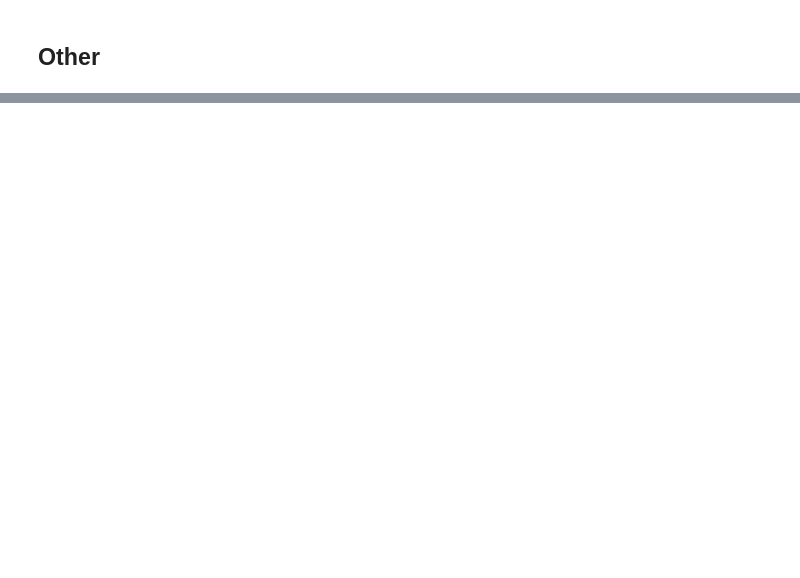
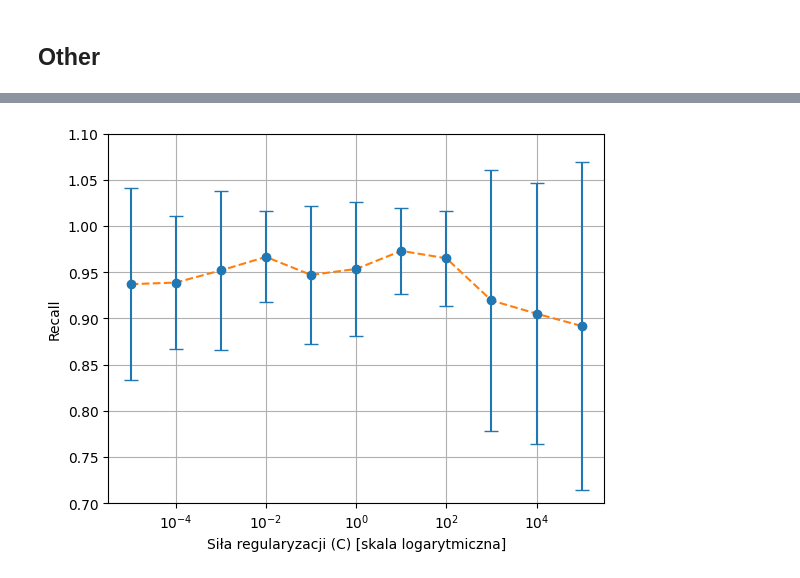
Before and after one commit to mwewior/introduction-to-ai, a Jupyter notebook: klasyfikacja/classification.ipynb, the cells around one changed output, grey strips where cells are left out. Drawn from its saved outputs; the diff is of its cells as text; code cells hidden in the pictures; blank space fills up the shorter version.

```diff
--- a/klasyfikacja/classification.ipynb
+++ b/klasyfikacja/classification.ipynb
@@ -1028,0 +1028,13 @@ Criterion
+# %%
+
+SVMplot1em5 = classification(clf = clfSVM10em5)
+SVMplot1em4 = classification(clf = clfSVM10em4)
+SVMplot1em3 = classification(clf = clfSVM10em3)
+SVMplot1em2 = classification(clf = clfSVM10em2)
+SVMplot1em1 = classification(clf = clfSVM10em1)
+SVMplot1e0 = classification(clf = clfSVM10e0)
+SVMplot1ep1 = classification(clf = clfSVM10ep1)
+SVMplot1ep2 = classification(clf = clfSVM10ep2)
+SVMplot1ep3 = classification(clf = clfSVM10ep3)
+SVMplot1ep4 = classification(clf = clfSVM10ep4)
+SVMplot1ep5 = classification(clf = clfSVM10ep5)
@@ -1028,0 +1111,20 @@ Criterion
+# %%
+y_mean = rec_mean
+y_std = rec_std
+label = "Recall"
+# %%
+import matplotlib.pyplot as plt
+
+
+plt.figure()
+plt.errorbar(x, y_mean, yerr=y_std, fmt='o', capsize=5)
+plt.plot(x, y_mean, '--')
+plt.xscale('log')
+# plt.title('Krzywa dokładności w zależności od parametru C')
+plt.xlabel('Siła regularyzacji (C) [skala logarytmiczna]')
+plt.ylabel(label)
+plt.ylim(0.7, 1.1)
+plt.grid(True)
+plt.show()
+# %% [output]
+[figure, added]
```
Also changed, not shown: parts of 4 cells of this notebook, 3 other files.
